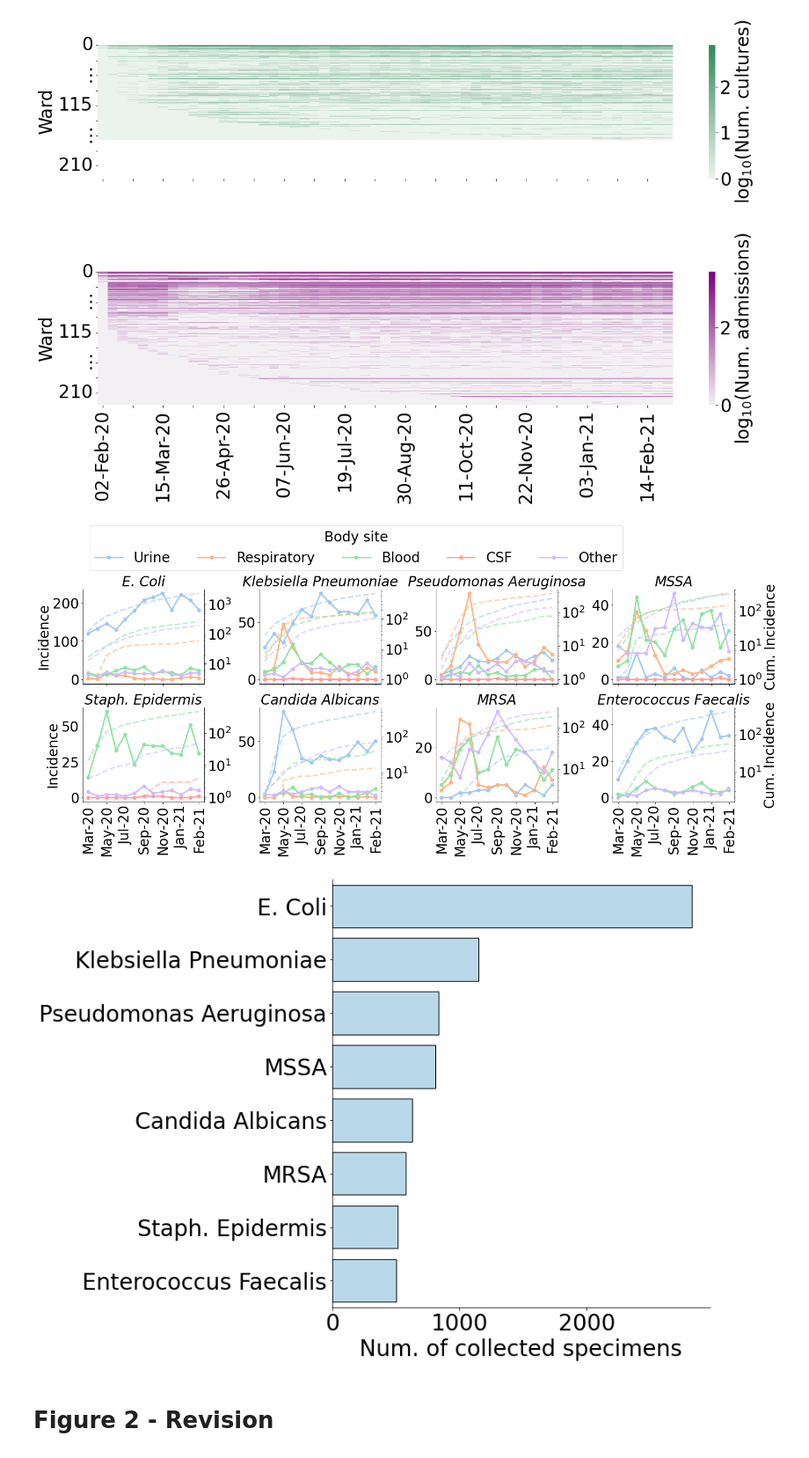
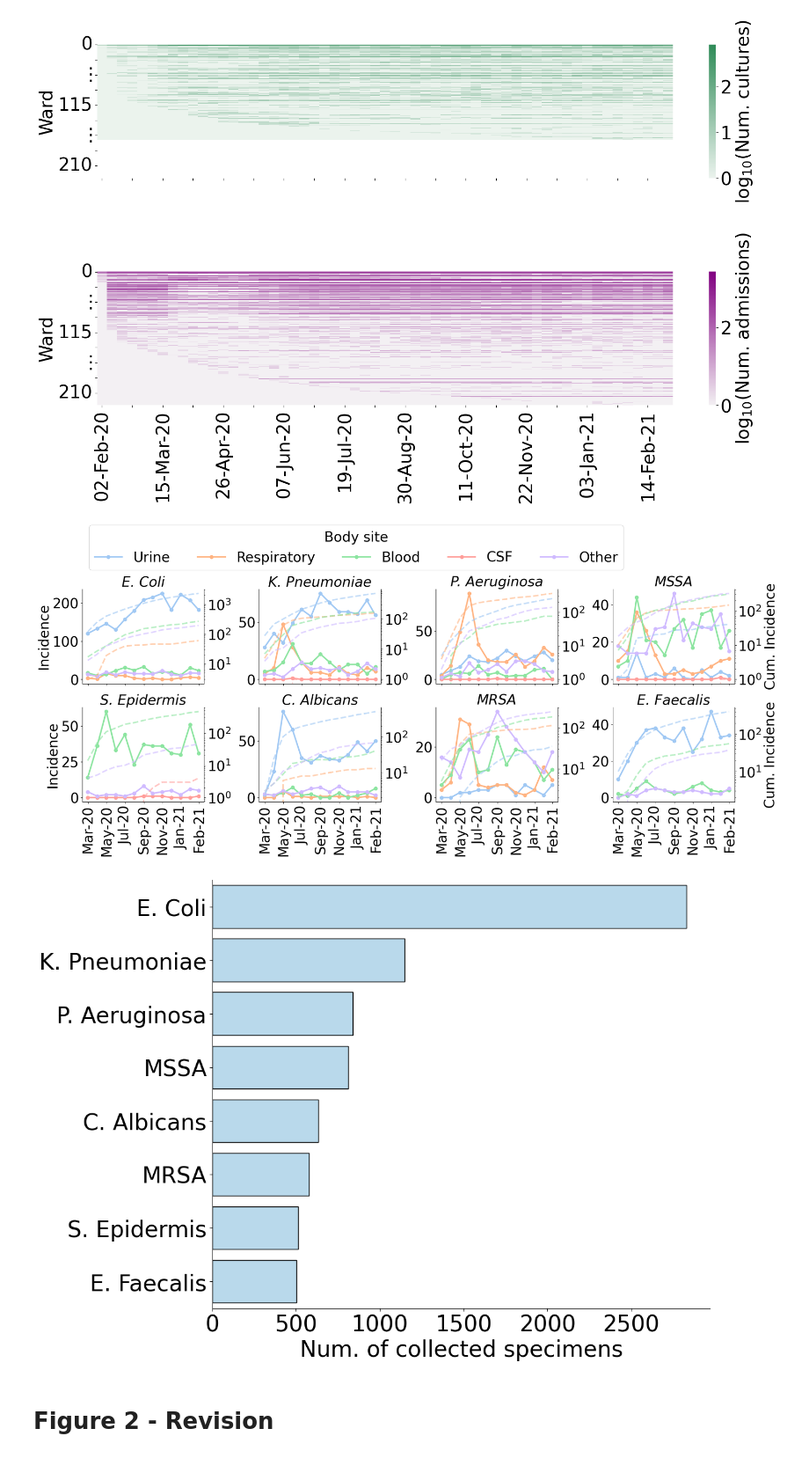
Before and after one commit to ChaosDonkey06/AMR_ABM, a Jupyter notebook: code/figures/Figure2.ipynb, the cells around one changed output. Shown at 88% size. Cells and saved outputs as stored; diff of their text form; code cells hidden in the pictures.

```diff
--- a/code/figures/Figure2.ipynb
+++ b/code/figures/Figure2.ipynb
@@ -251,11 +251,17 @@ for specimen in specimens_inference:
     elif specimen == "METHICILLIN-RESISTANT STAPHYLOCOCCUS AUREUS":
         sp_title = "MRSA"
     elif specimen == "STAPHYLOCOCCUS EPIDERMIDIS":
-        sp_title = "Staph. Epidermis"
+        sp_title = "S. Epidermis"
     elif sp_title == "ESCHERICHIA COLI":
         sp_title = "E. Coli"
-    else:
-        sp_title = " ".join([w.capitalize() for w in sp_title.lower().split(" ")])
+    elif sp_title == "KLEBSIELLA PNEUMONIAE":
+        sp_title = "K. Pneumoniae"
+    elif sp_title == "PSEUDOMONAS AERUGINOSA":
+        sp_title = "P. Aeruginosa"
+    elif sp_title == "CANDIDA ALBICANS":
+        sp_title = "C. Albicans"
+    elif sp_title == "ENTEROCOCCUS FAECALIS":
+        sp_title = "E. Faecalis"
 
     ax.tick_params(which='both', axis='x', labelrotation=90)
     ax.set_title(sp_title, fontstyle="italic")
@@ -298,37 +304,43 @@ fig.subplots_adjust(left=0.1, bottom=0.1, right=0.9, top=0.6, wspace=0.45, hspac
 #path_to_save  = os.path.join(path_to_ms_figs, "incident_observations_AMROs.png")
 #fig.savefig(path_to_save, dpi=300, transparent=True)
 # %% [output]
-[figure, old version]
+[figure, new version]
 # %%
 def specimen2title(specimen):
     sp_title = specimen
     if specimen == "METHICILLIN-SUSCEPTIBLE STAPHYLOCOCCUS AUREUS":
         sp_title = "MSSA"
     elif specimen == "METHICILLIN-RESISTANT STAPHYLOCOCCUS AUREUS":
         sp_title = "MRSA"
     elif specimen == "STAPHYLOCOCCUS EPIDERMIDIS":
-        sp_title = "Staph. Epidermis"
+        sp_title = "S. Epidermis"
     elif sp_title == "ESCHERICHIA COLI":
         sp_title = "E. Coli"
-    else:
-        sp_title = " ".join([w.capitalize() for w in sp_title.lower().split(" ")])
+    elif sp_title == "KLEBSIELLA PNEUMONIAE":
+        sp_title = "K. Pneumoniae"
+    elif sp_title == "PSEUDOMONAS AERUGINOSA":
+        sp_title = "P. Aeruginosa"
+    elif sp_title == "CANDIDA ALBICANS":
+        sp_title = "C. Albicans"
+    elif sp_title == "ENTEROCOCCUS FAECALIS":
+        sp_title = "E. Faecalis"
     return sp_title
 
 
 bar_ppt_df                  = pathogen_time_df.groupby("organism_name").sum().reset_index().sort_values(by="test").iloc[::-1]
 bar_ppt_df["organism_name"] = bar_ppt_df["organism_name"].map(lambda x: specimen2title(x))
 
 
 fig, ax = plt.subplots(1, 1, figsize=(12.5, 9.2))
 sns.barplot(ax=ax, data=bar_ppt_df, x="test", y="organism_name", facecolor="#B9D9EB", edgecolor="k")
 ax.set_xlabel("Num. of collected specimens")
 ax.set_ylabel(None)
 sns.despine(top=True, right=True)
 plt.tight_layout()
 
 path_to_save  = os.path.join(".", "AMRO_barplot.png")
 fig.savefig(path_to_save, dpi=300, transparent=True)
 # %% [output]
-[figure, old version]
+[figure, new version]
 # %% [markdown]
 # Figure 2 - Revision
```
Also changed, not shown: parts of 4 cells of this notebook, 4 other files.
